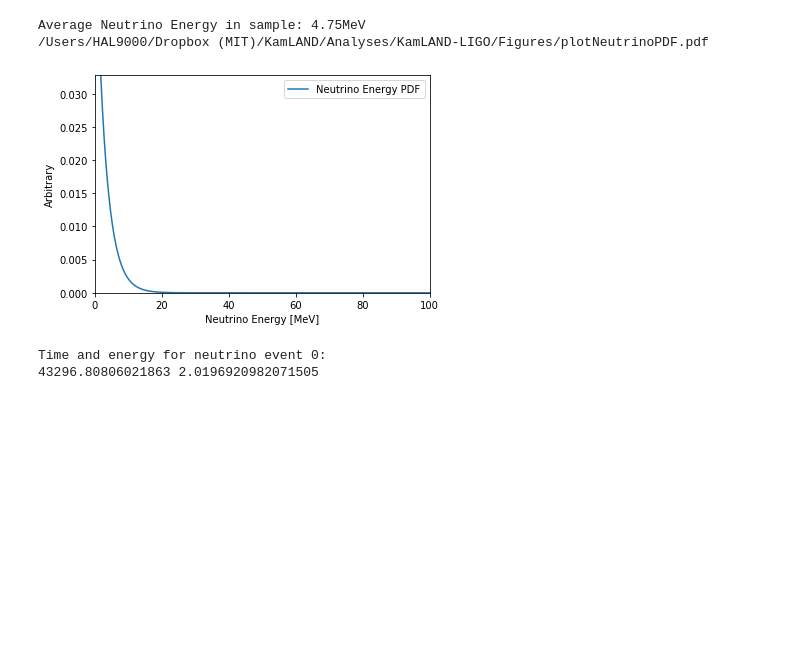
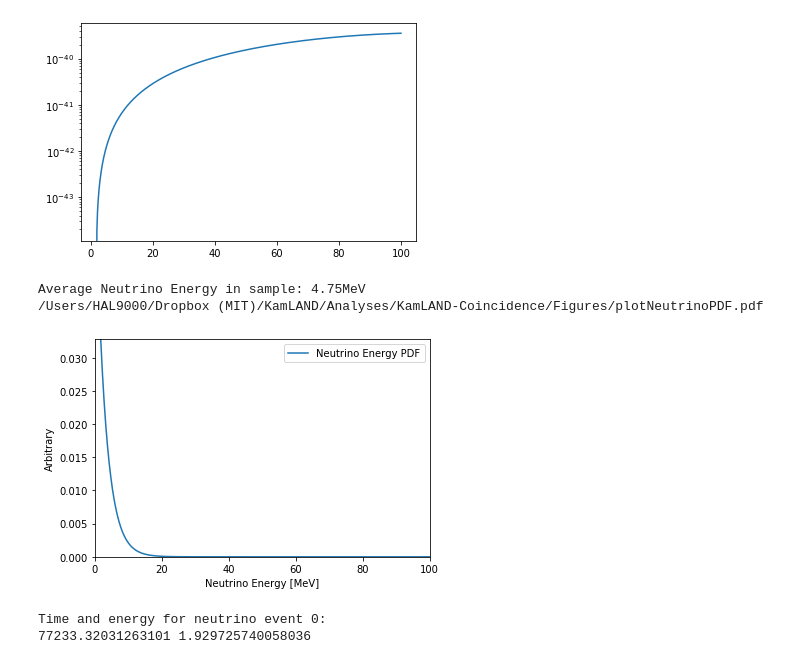
Before and after one commit to spenceraxani/KamLAND-CoincidenceAnalysis, a Jupyter notebook: iPython/AnalysisCode.ipynb, the cells around one changed output. Saved outputs shown, nothing was run; the diff lists cells and outputs as text; code cells hidden in the pictures; blank space fills up the shorter version.

```diff
--- a/iPython/AnalysisCode.ipynb
+++ b/iPython/AnalysisCode.ipynb
@@ -30,19 +30,25 @@ KLZFit            = KF.KLZFit(dataPaths,Const,FitParameters) # make an object
+# %%
+fig, ax1 = plt.subplots()
+plt.plot(KLZFit.Constants.NeutrinoCenterEnergies,KLZFit.Constants.CrossSection)
+ax1.set_yscale('log')
+# %% [output]
+[figure, added]
 # %%
 # Let's make a fake neutrino energy distribution. Estimate it as an exponential.
 neutrinopdf = np.exp(-KLZFit.Constants.NeutrinoCenterEnergies/3.)
 KLZFit.setNeutrinoEnergyPDF(neutrinopdf)
 KLZFit.plotNeutrinoEnergyPDF(log = False)
 
-realization = KLZFit.getNeutrinoRealization(Rate = 4/KLZFit.Constants.LiveTime)  # Rate is the expected neutrino rate.
+realization = KLZFit.getNeutrinoRealization(Rate = 10/KLZFit.Constants.LiveTime)  # Rate is the expected neutrino rate.
 KLZFit.setNeutrinos(realization)    # Set the realization as the data, [time, energy, -, +]
 print('Time and energy for neutrino event 0:')
 print(KLZFit.Neutrinos.Time[0],KLZFit.Neutrinos.Energy[0])
 # %% [output]
 Average Neutrino Energy in sample: 4.75MeV
-/Users/HAL9000/Dropbox (MIT)/KamLAND/Analyses/KamLAND-LIGO/Figures/plotNeutrinoPDF.pdf
+/Users/HAL9000/Dropbox (MIT)/KamLAND/Analyses/KamLAND-Coincidence/Figures/plotNeutrinoPDF.pdf
 [figure]
 Time and energy for neutrino event 0:
-43296.80806021863 2.0196920982071505
+77233.32031263101 1.929725740058036
 # %%
 # Generate some GravitationalWaves, randomly assiging a time stamp. [time, distnace, -, +]
 gravitationalWaves = np.asarray([
```
Also changed, not shown: parts of 5 cells of this notebook, 5 other files.
